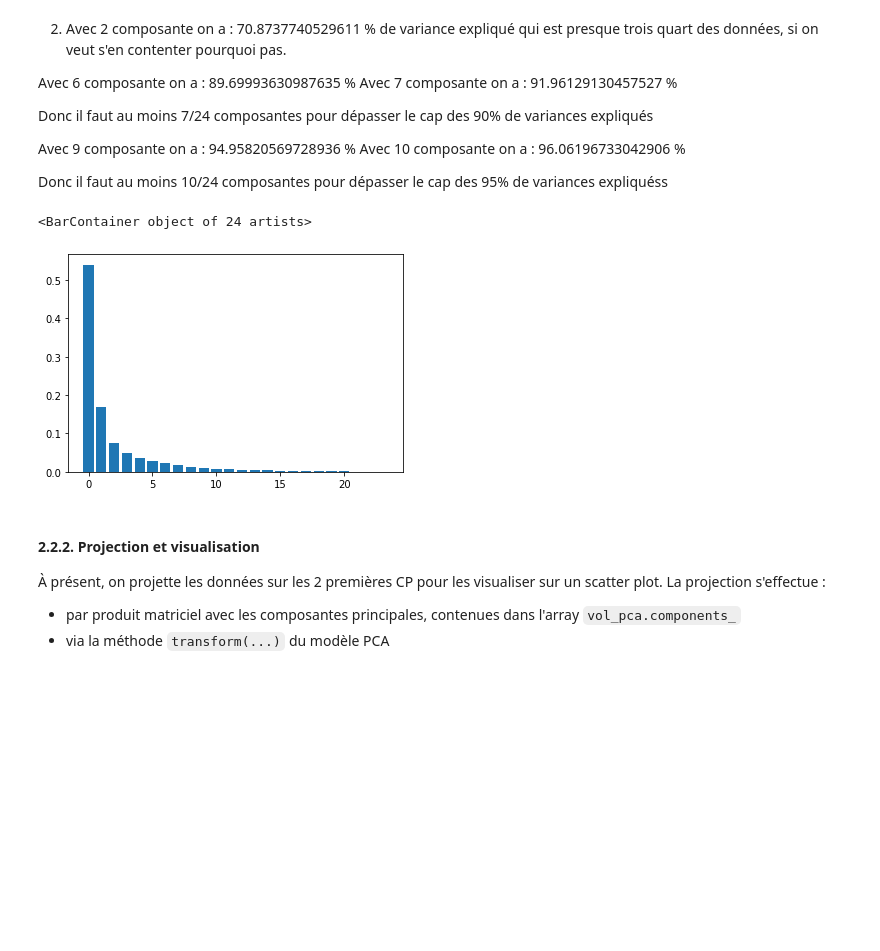
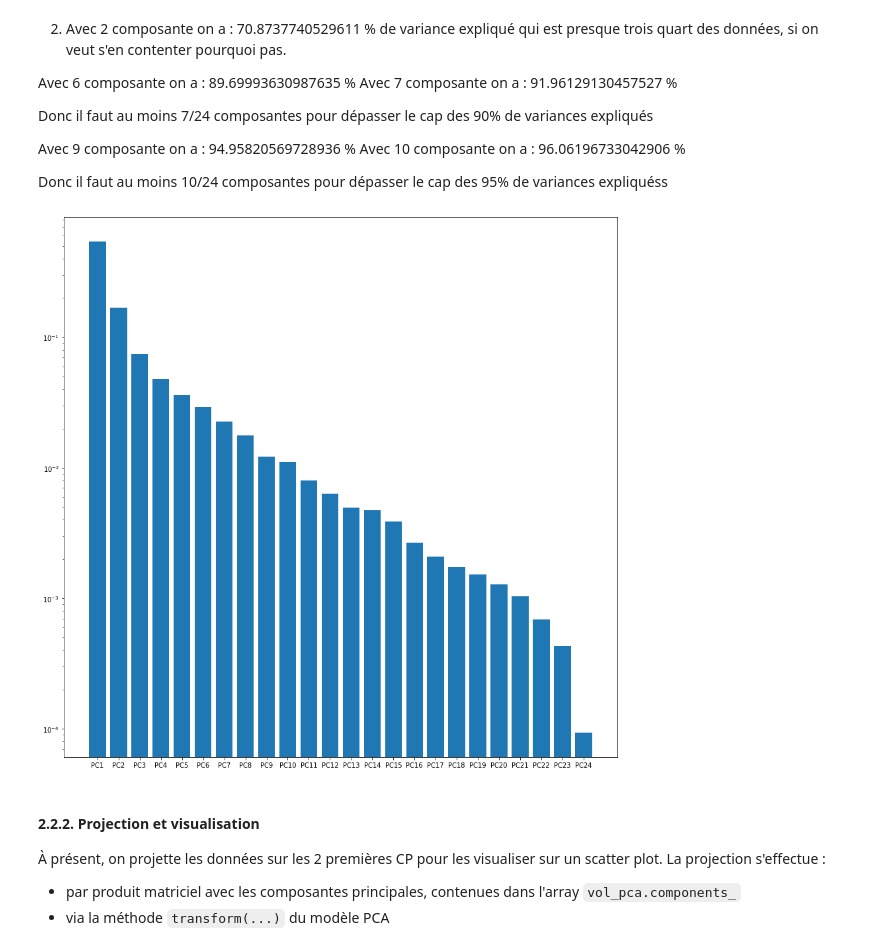
Before and after one commit to Davidson-Lova/TD_stats, a Jupyter notebook: TD2/TD2.ipynb, the cells around one changed output. Cells and saved outputs as stored; diff of their text form; code cells hidden in the pictures; blank space fills up the shorter version.

```diff
--- a/TD2/TD2.ipynb
+++ b/TD2/TD2.ipynb
@@ -212,10 +212,10 @@ EXERCICE - Correpondance FLIGHT_MOD/phase de vol
 1. Créez un liste définissant la correspondance FLIGHT_MOD/phase de vol
 2. Ajoutez une nouvelle colonne 'FLIGHT_PHASE' au DataFrame contenant le nom de la phase. Une possibilité est d'utiliser la méthode "apply" et une fonction anonyme (lambda).
 """
-cor_int_char = ["taxi","take_off","begin_climb","climb","cruise_climb","cruise","descent","approach","flare","landing"]
+phases = ["taxi","take_off","begin_climb","climb","cruise_climb","cruise","descent","approach","flare","landing"]
 
 def int_to_char(i) :
-    return cor_int_char[i-1]
+    return phases[i-1]
 
 flight_phase = vol['FLIGHT_MOD'].apply(int_to_char)
 vol = vol.assign(FLIGHT_PHASE = flight_phase)
@@ -474,10 +494,13 @@ Avec  10  composante on a : 96.06196733042906 %
 
 Donc il faut au moins 10/24 composantes pour dépasser le cap des 95% de variances expliquéss
 # %%
-plt.bar(x = range(0,24), height = PCA().fit(X_vol_norm).explained_variance_ratio_)
+values_var_pca = PCA().fit(X_vol_norm).explained_variance_ratio_
+names_var_pca = [ ("PC" + str(_+1)) for _ in range(24)]
+plt.figure(figsize=(15,15))
+plt.bar(x = names_var_pca, height= values_var_pca ,log = True)
+plt.show()
 # %% [output]
-<BarContainer object of 24 artists>
-[figure, old version]
+[figure, new version]
 # %% [markdown]
 #### 2.2.2. Projection et visualisation
 
```
Also changed, not shown: parts of 19 cells of this notebook.
